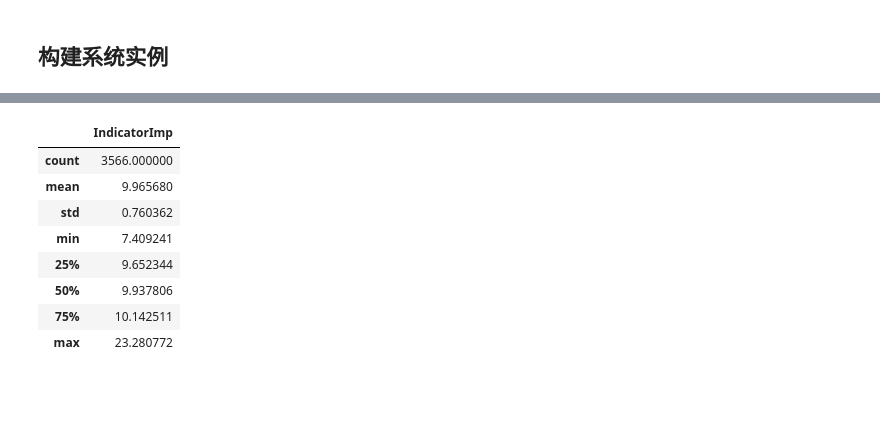
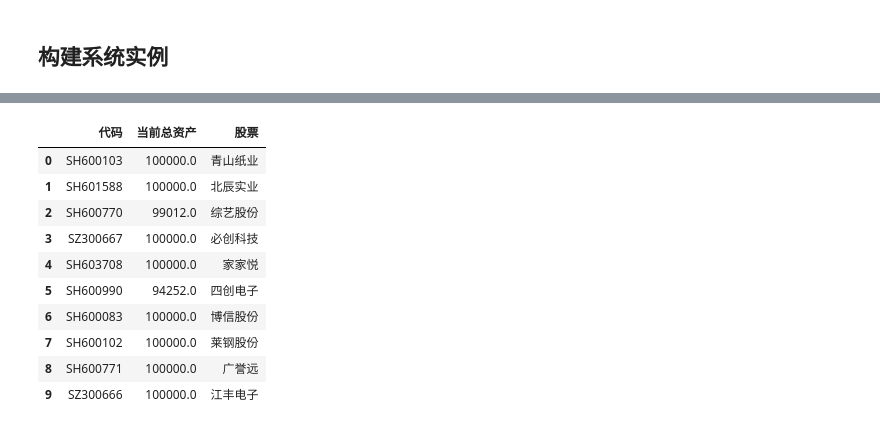
Before and after one commit to fasiondog/hikyuu_examples, a Jupyter notebook: Demo1.ipynb, the cells around one changed output, grey strips where cells are left out. Saved outputs shown, nothing was run; the diff lists cells and outputs as text; code cells hidden in the pictures; blank space fills up the shorter version.

```diff
--- a/Demo1.ipynb
+++ b/Demo1.ipynb
@@ -206,13 +238,16 @@ y = PRICELIST(x).to_df()
-# %%
-y = y / 10000
-y.describe()
-# %% [output]
-|  | IndicatorImp |
-| count | 3566.000000 |
-| mean | 9.965680 |
-| std | 0.760362 |
-| min | 7.409241 |
-| 25% | 9.652344 |
-| 50% | 9.937806 |
-| 75% | 10.142511 |
-| max | 23.280772 |
+# %%
+#保存到CSV文件
+#data.to_csv(sm.tmpdir() + '/统计.csv')
+data[:10]
+# %% [output]
+|  | 代码 | 当前总资产 | 股票 |
+| 0 | SH600103 | 100000.0 | 青山纸业 |
+| 1 | SH601588 | 100000.0 | 北辰实业 |
+| 2 | SH600770 | 99012.0 | 综艺股份 |
+| 3 | SZ300667 | 100000.0 | 必创科技 |
+| 4 | SH603708 | 100000.0 | 家家悦 |
+| 5 | SH600990 | 94252.0 | 四创电子 |
+| 6 | SH600083 | 100000.0 | 博信股份 |
+| 7 | SH600102 | 100000.0 | 莱钢股份 |
+| 8 | SH600771 | 100000.0 | 广誉远 |
+| 9 | SZ300666 | 100000.0 | 江丰电子 |
```
Also changed, not shown: parts of 21 cells of this notebook, 1 other file.
